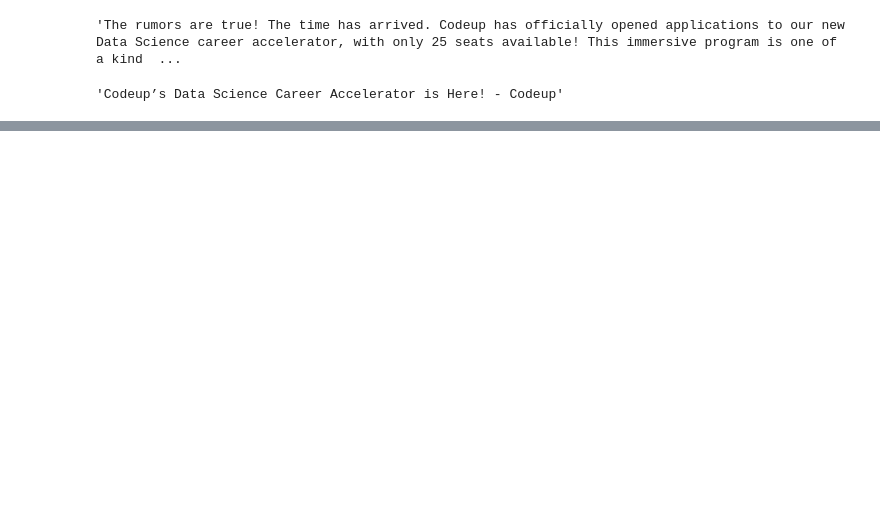
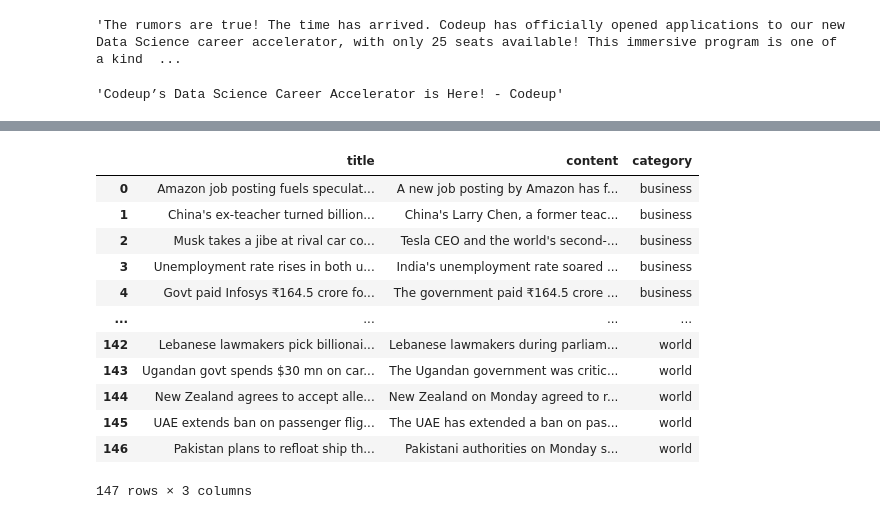
Before and after one commit to LinhQuach13/natural-language-processing-exercises, a Jupyter notebook: acquire_exercises.ipynb, the cells around one changed output, grey strips where cells are left out. Drawn from its saved outputs; the diff is of its cells as text; code cells hidden in the pictures; blank space fills up the shorter version.

```diff
--- a/acquire_exercises.ipynb
+++ b/acquire_exercises.ipynb
@@ -85,0 +381,2 @@ article_dictionary
+# %%
+articles = soup.select('.news-card')
@@ -85,0 +407,14 @@ article_dictionary
+# %%
+def get_article(article, category):
+    # Attribute selector
+    title = article.select("[itemprop='headline']")[0].text
+
+    # article body
+    content = article.select("[itemprop='articleBody']")[0].text
+
+    output = {}
+    output["title"] = title
+    output["content"] = content
+    output["category"] = category
+
+    return output
@@ -85,0 +459,34 @@ article_dictionary
+# %%
+def get_all_news_articles(categories):
+    """
+    Takes in a list of categories where the category is part of the URL pattern on inshorts
+    Returns a dataframe of every article from every category listed
+    Each row in the dataframe is a single article
+    """
+    all_inshorts = []
+
+    for category in categories:
+        all_category_articles = get_articles(category)
+        all_inshorts = all_inshorts + all_category_articles
+
+    df = pd.DataFrame(all_inshorts)
+    return df
+# %%
+categories = ["business", "sports", "technology", "entertainment", "science", "world"]
+df = get_all_news_articles(categories)
+# %%
+df
+# %% [output]
+|  | title | content | category |
+| 0 | Amazon job posting fuels speculat... | A new job posting by Amazon has f... | business |
+| 1 | China's ex-teacher turned billion... | China's Larry Chen, a former teac... | business |
+| 2 | Musk takes a jibe at rival car co... | Tesla CEO and the world's second-... | business |
+| 3 | Unemployment rate rises in both u... | India's unemployment rate soared ... | business |
+| 4 | Govt paid Infosys ₹164.5 crore fo... | The government paid ₹164.5 crore ... | business |
+| ... | ... | ... | ... |
+| 142 | Lebanese lawmakers pick billionai... | Lebanese lawmakers during parliam... | world |
+| 143 | Ugandan govt spends $30 mn on car... | The Ugandan government was critic... | world |
+| 144 | New Zealand agrees to accept alle... | New Zealand on Monday agreed to r... | world |
+| 145 | UAE extends ban on passenger flig... | The UAE has extended a ban on pas... | world |
+| 146 | Pakistan plans to refloat ship th... | Pakistani authorities on Monday s... | world |
+147 rows × 3 columns
```
Also changed, not shown: parts of 65 cells of this notebook.
